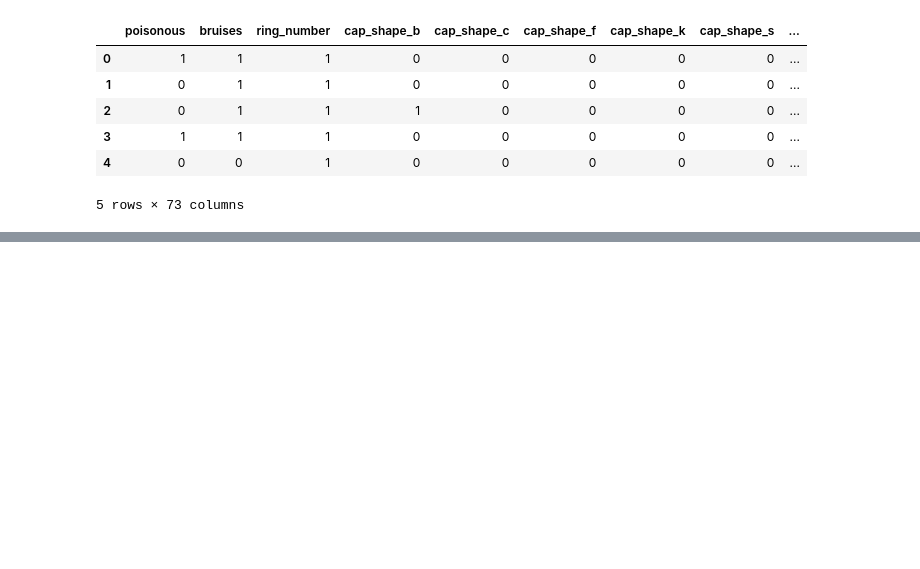
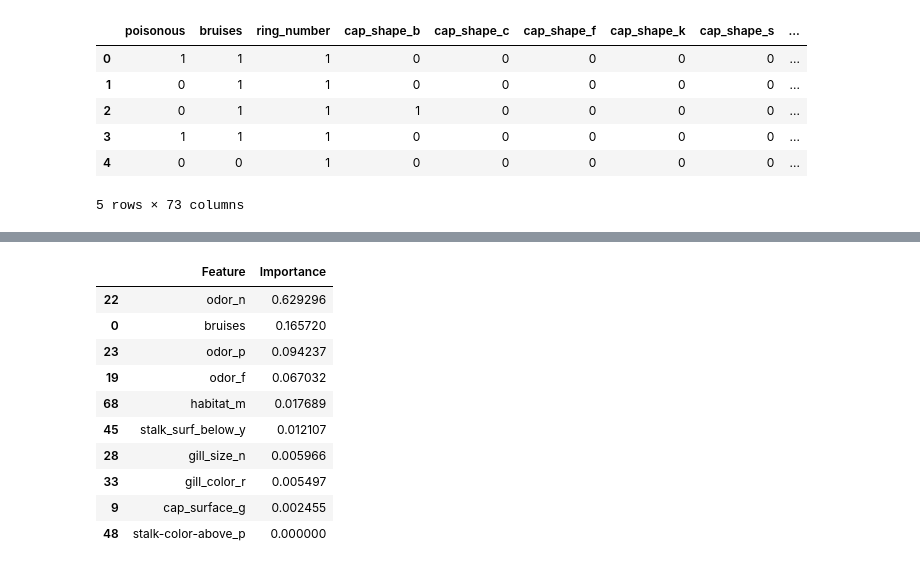
Before and after one commit to rerick999/project_04, a Jupyter notebook: 02_models/m06_decision_tree.ipynb, the cells around one changed output, grey strips where cells are left out. Cells and saved outputs as stored; diff of their text form; code cells hidden in the pictures; blank space fills up the shorter version.

```diff
--- a/02_models/m06_decision_tree.ipynb
+++ b/02_models/m06_decision_tree.ipynb
@@ -74,0 +80,19 @@ plt.show()
+# %%
+feature_importances = best_tree.feature_importances_
+
+feature_names = X_train.columns
+importance_df = pd.DataFrame({'Feature': feature_names, 'Importance': feature_importances})
+importance_df = importance_df.sort_values(by='Importance', ascending=False)
+importance_df.head(10)
+# %% [output]
+|  | Feature | Importance |
+| 22 | odor_n | 0.629296 |
+| 0 | bruises | 0.165720 |
+| 23 | odor_p | 0.094237 |
+| 19 | odor_f | 0.067032 |
+| 68 | habitat_m | 0.017689 |
+| 45 | stalk_surf_below_y | 0.012107 |
+| 28 | gill_size_n | 0.005966 |
+| 33 | gill_color_r | 0.005497 |
+| 9 | cap_surface_g | 0.002455 |
+| 48 | stalk-color-above_p | 0.000000 |
```
Also changed, not shown: parts of 5 cells of this notebook.
